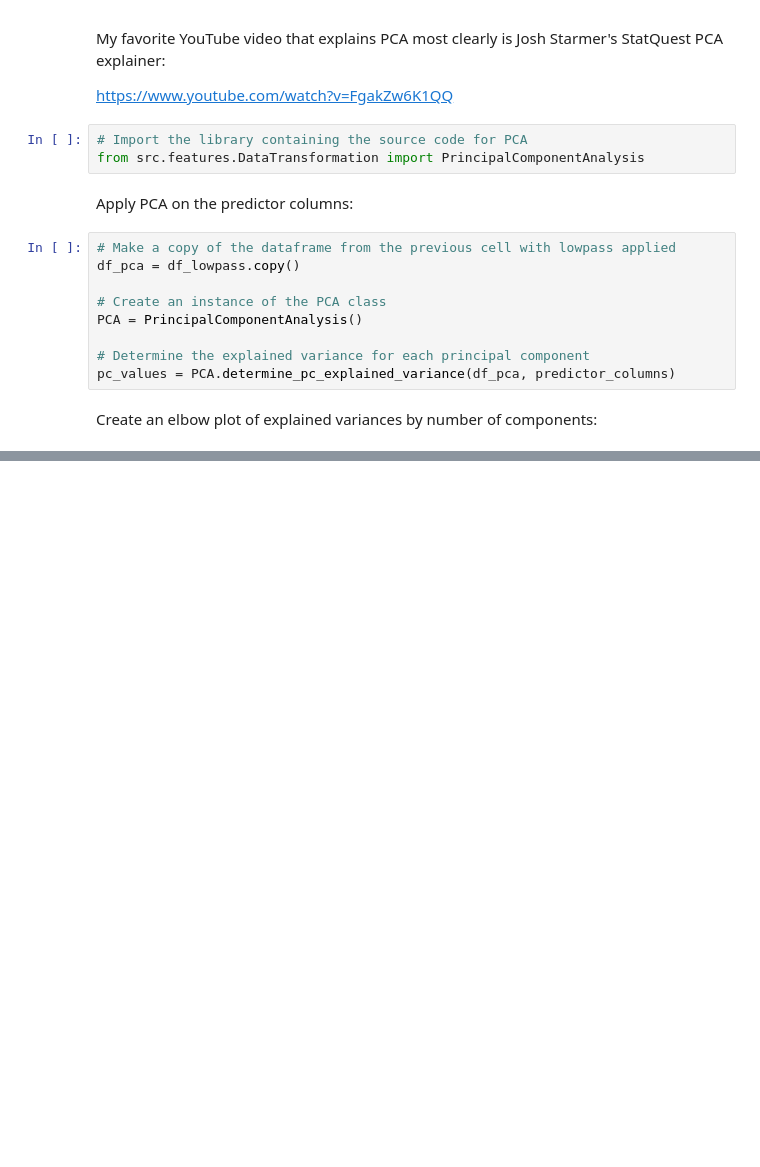
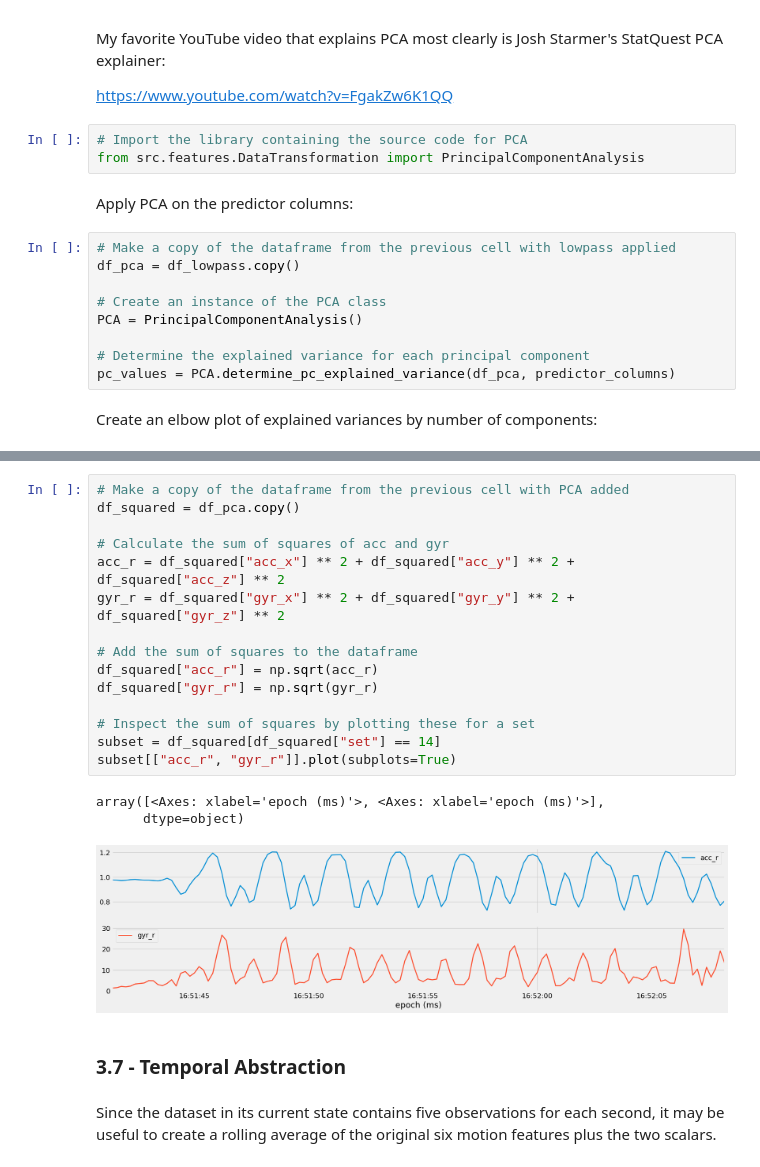
Before and after one commit to nkeblawi/nk-fitness-tracker, a Jupyter notebook: notebooks/nk-fitness-tracker-p3-feature-engineering.ipynb, the cells around one changed output, grey strips where cells are left out. Saved outputs shown, nothing was run; the diff lists cells and outputs as text; blank space fills up the shorter version.

```diff
--- a/notebooks/nk-fitness-tracker-p3-feature-engineering.ipynb
+++ b/notebooks/nk-fitness-tracker-p3-feature-engineering.ipynb
@@ -167,0 +190,23 @@ vis.plot_pc_explained_variance(pc_values, predictor_columns)
+# %%
+# Make a copy of the dataframe from the previous cell with PCA added
+df_squared = df_pca.copy()
+
+# Calculate the sum of squares of acc and gyr
+acc_r = df_squared["acc_x"] ** 2 + df_squared["acc_y"] ** 2 + df_squared["acc_z"] ** 2
+gyr_r = df_squared["gyr_x"] ** 2 + df_squared["gyr_y"] ** 2 + df_squared["gyr_z"] ** 2
+
+# Add the sum of squares to the dataframe
+df_squared["acc_r"] = np.sqrt(acc_r)
+df_squared["gyr_r"] = np.sqrt(gyr_r)
+
+# Inspect the sum of squares by plotting these for a set
+subset = df_squared[df_squared["set"] == 14]
+subset[["acc_r", "gyr_r"]].plot(subplots=True)
+# %% [output]
+array([<Axes: xlabel='epoch (ms)'>, <Axes: xlabel='epoch (ms)'>],
+      dtype=object)
+[figure, added]
+# %% [markdown]
+### 3.7 - Temporal Abstraction
+# %% [markdown]
+Since the dataset in its current state contains five observations for each second, it may be useful to create a rolling average of the original six motion features plus the two scalars.
```
Also changed, not shown: parts of 18 cells of this notebook, 2 other files.
